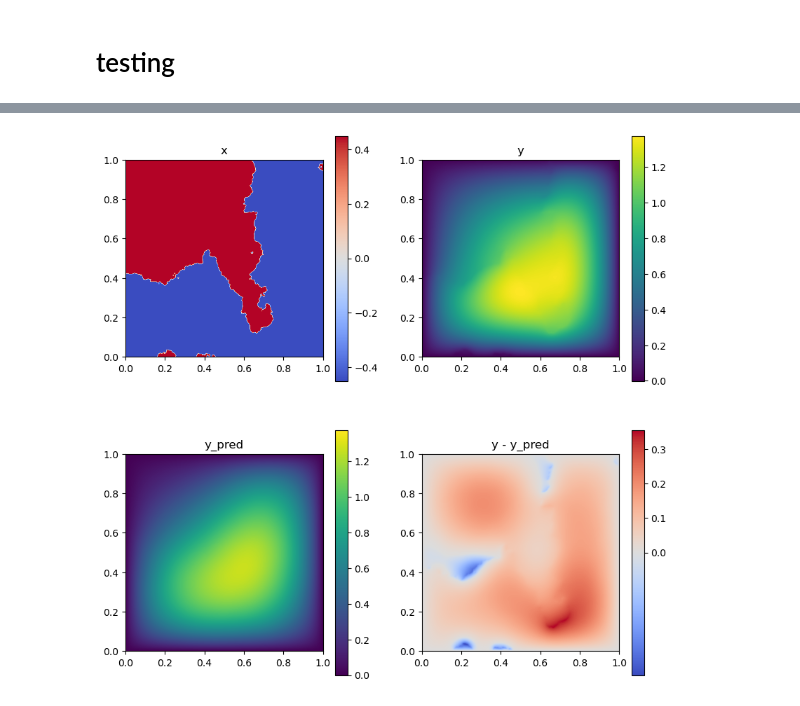
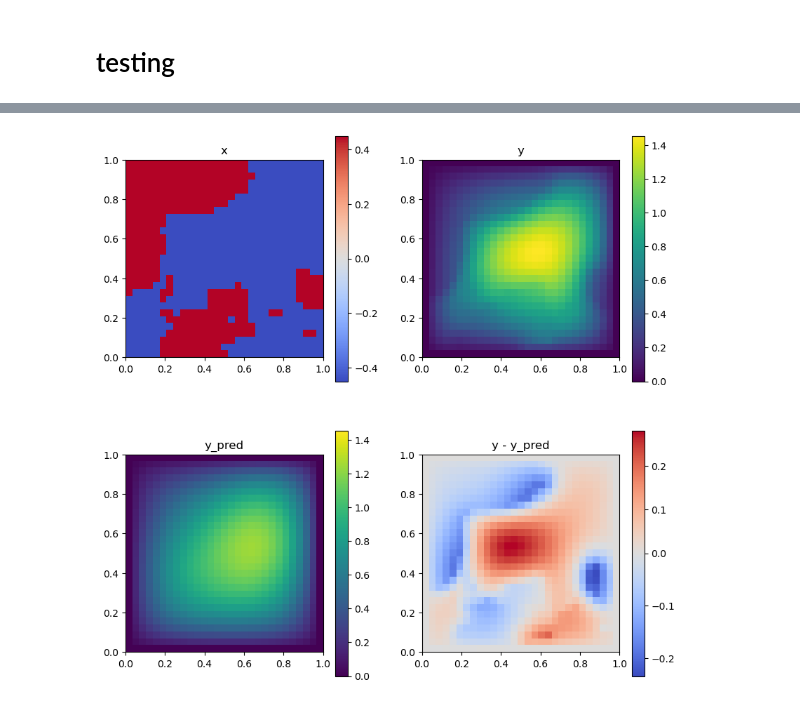
Before and after one commit to tomcjackc/Probabilistic-Operator-Learning-for-Climate-Model-Parameterisation, a Jupyter notebook: notebooks/darcy_PWC.ipynb, the cells around one changed output, grey strips where cells are left out. Saved outputs shown, nothing was run; the diff lists cells and outputs as text; code cells hidden in the pictures.

```diff
--- a/notebooks/darcy_PWC.ipynb
+++ b/notebooks/darcy_PWC.ipynb
@@ -46,7 +46,7 @@ def get_data(filename, ndata, r):
     y = y.reshape(ndata, s * s)
     return x, y
 
-r = 1
+r = 15
 s = int(((421 - 1) / r) + 1)
 
 x_train, y_train = get_data("../darcy_flow_data/rect_cont_PWC/piececonst_r421_N1024_smooth1.mat", 1000, r)
@@ -107,11 +107,11 @@ train model and debug by visualising `y_train` PCA components as a function of t
 # %%
 debug = True
 
-low_dim_x = 2
+low_dim_x = 4
 low_dim_y = 5
-GP_params = {'kernel': gpx.kernels.Matern12(), 'mean_function': gpx.mean_functions.Zero()}
+GP_params = {'kernel': gpx.kernels.RBF(), 'mean_function': gpx.mean_functions.Zero()}
 
-reg = first_model(low_dim_x=low_dim_x, low_dim_y=low_dim_y, low_dim_regressor='linear', GP_params=GP_params)
+reg = first_model(low_dim_x=low_dim_x, low_dim_y=low_dim_y, low_dim_regressor='GP', GP_params=GP_params)
 reg.fit(x_train[0], y_train, save=True)
 
 print(reg.low_dim_regressor_list)
@@ -245,21 +264,21 @@ plt.show()
 # %%
-index_to_plot = 127
+index_to_plot = 1
 
 y_lims = np.array([min(y_test[index_to_plot, :].min(), y_test_pred[index_to_plot, :].min()), max(y_test[index_to_plot, :].max(), y_test_pred[index_to_plot, :].max())])
 
 fig, ax = plt.subplots(2, 2, figsize=(10, 10))
 im0 = ax[0,0].imshow(x_test[0][index_to_plot, :].reshape(s, s), origin='lower', extent=[0, 1, 0, 1], cmap='coolwarm', norm=TwoSlopeNorm(vcenter=0))
 ax[0,0].set_title("x")
 im1 = ax[0,1].imshow(y_test[index_to_plot, :].reshape(s, s), origin='lower', extent=[0, 1, 0, 1], norm=Normalize(vmin=y_lims[0], vmax=y_lims[1]))
 ax[0,1].set_title("y")
 im2 = ax[1,0].imshow(y_test_pred[index_to_plot, :].reshape(s, s), origin='lower', extent=[0, 1, 0, 1], norm=Normalize(vmin=y_lims[0], vmax=y_lims[1]))
 ax[1,0].set_title("y_pred")
 im3 = ax[1,1].imshow(y_test[index_to_plot, :].reshape(s, s) - y_test_pred[index_to_plot, :].reshape(s, s), origin='lower', extent=[0, 1, 0, 1], cmap='coolwarm', norm=TwoSlopeNorm(vcenter=0))
 ax[1,1].set_title("y - y_pred")
 fig.colorbar(im0, ax=ax[0,0])
 fig.colorbar(im1, ax=ax[0,1])
 fig.colorbar(im2, ax=ax[1,0])
 fig.colorbar(im3, ax=ax[1,1])
 plt.show()
 # %% [output]
-[figure, old version]
+[figure, new version]
```
Also changed, not shown: parts of 5 cells of this notebook, 2 other files.
